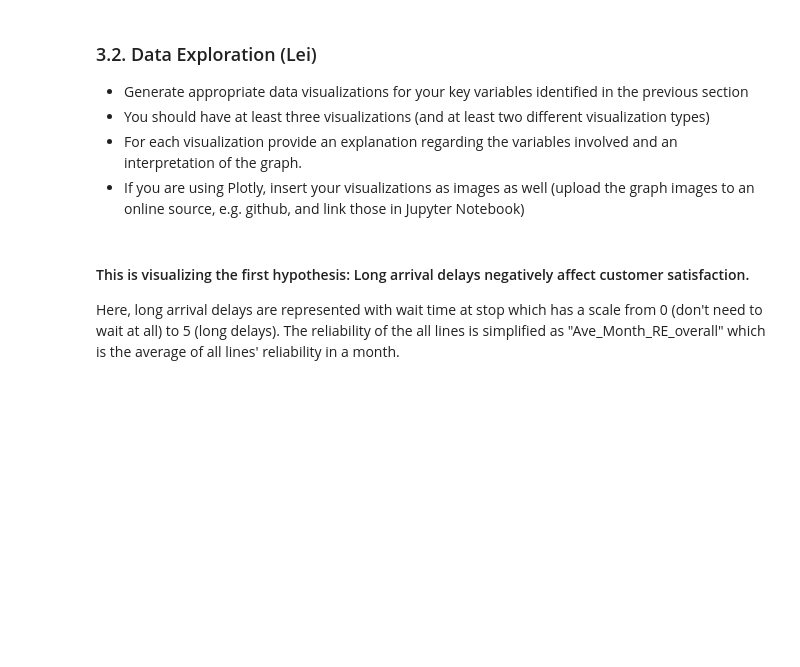
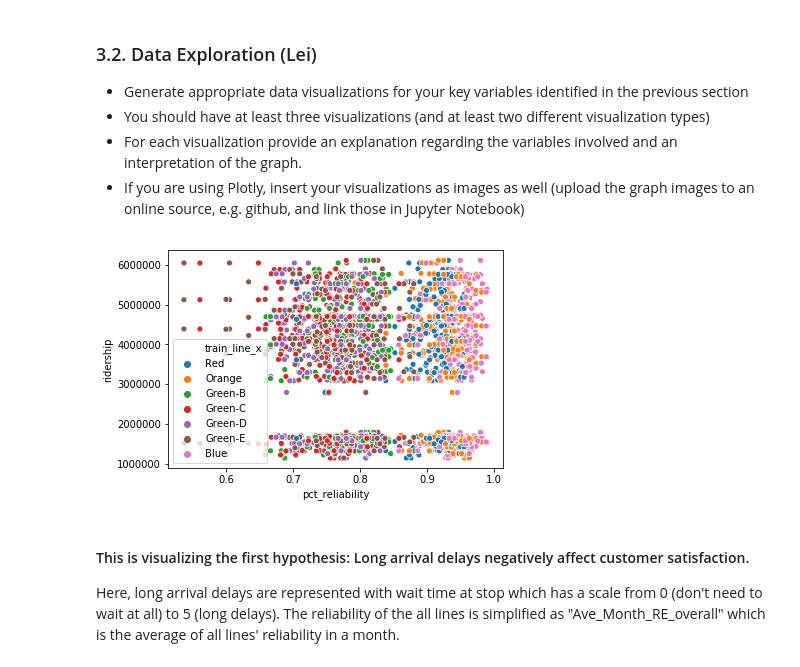
Before and after one commit to ethan-leba/data-science-mtba, a Jupyter notebook: DS3000_FP4_Section01_Group10.ipynb, the cells around one changed output. Cells and saved outputs as stored; diff of their text form; code cells hidden in the pictures; blank space fills up the shorter version.

```diff
--- a/DS3000_FP4_Section01_Group10.ipynb
+++ b/DS3000_FP4_Section01_Group10.ipynb
@@ -197,6 +197,9 @@ def get_weekly_ridership_df():
     # Rename columns
     df = df.rename(columns={"RIDERSHIP": 'ridership', "AVG_RIDERSHIP": 'avg_ridership', 'ROUTE_OR_LINE':'train_line'})
 
+    # Formatting (removing 'Line')
+    df['train_line'] = df['train_line'].apply(lambda x: x[0:len(x) - 5])
+
     return df
 # %%
 reliability_df = get_reliability_df()
@@ -239,6 +265,14 @@ reliability_df.head()
 import matplotlib.pyplot as plt
 import pandas as pd
 import seaborn as sns
+# %%
+df_rel = reliability_df.merge(ridership_df,right_on="date",left_on="service_date")
+
+df_rel.head()
+ax = sns.scatterplot(x="pct_reliability", y="ridership",
+                 hue="train_line_x", data=df_rel)
+# %% [output]
+[figure, added]
 # %% [markdown]
 #### This is visualizing the first hypothesis: Long arrival delays negatively affect customer satisfaction.
 Here, long arrival delays are represented with wait time at stop which has a scale from 0 (don't need to wait at all) to 5 (long delays). The reliability of the all lines is simplified as "Ave_Month_RE_overall" which is the average of all lines' reliability in a month.
```
Also changed, not shown: parts of 1 cell of this notebook.
